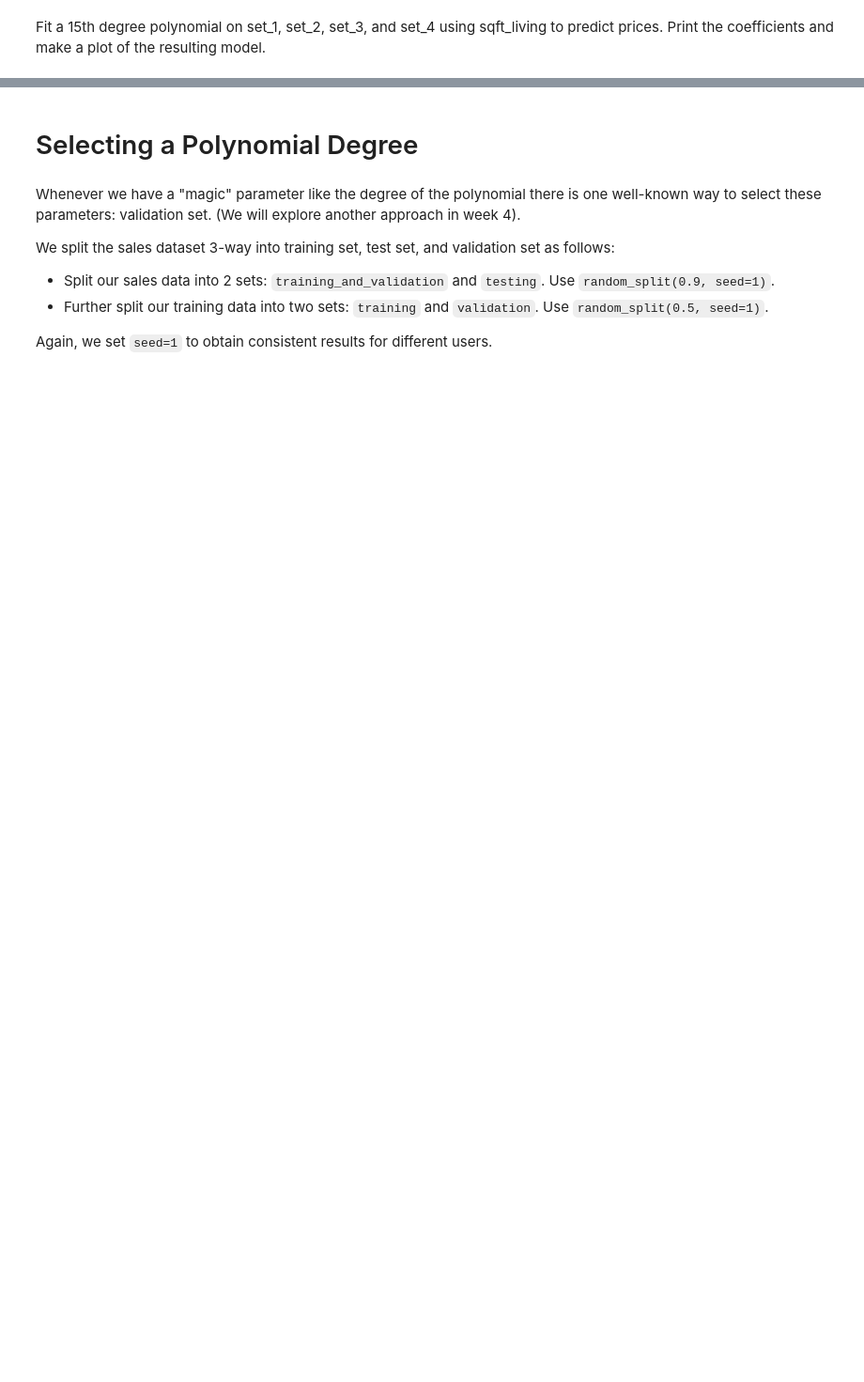
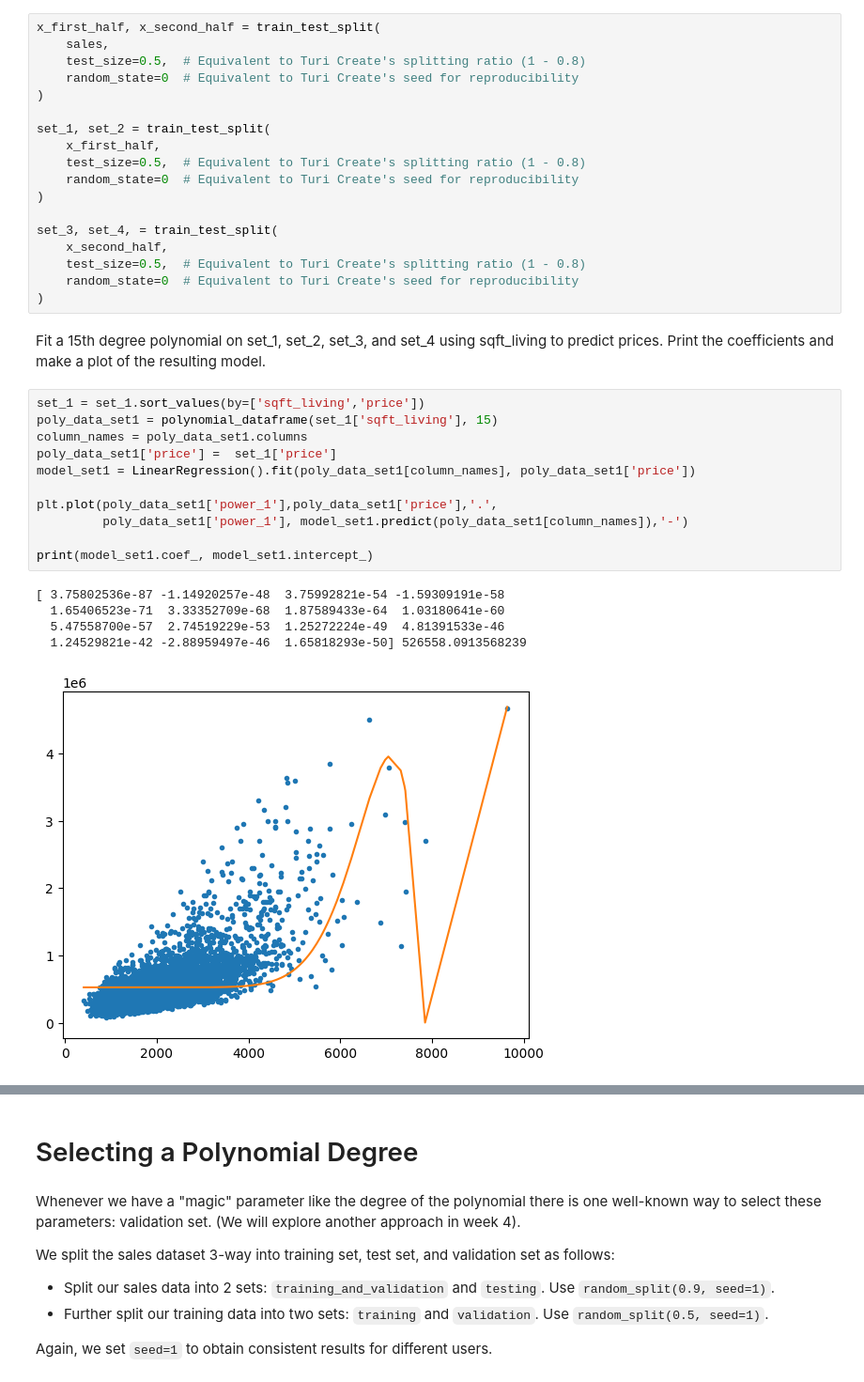
Before and after one commit to cd155/Machine-Learning-Regression, a Jupyter notebook: Module 4/REG03-NB01.ipynb, the cells around one changed output, grey strips where cells are left out. Shown at 94% size. Drawn from its saved outputs; the diff is of its cells as text; blank space fills up the shorter version.

```diff
--- a/Module 4/REG03-NB01.ipynb
+++ b/Module 4/REG03-NB01.ipynb
@@ -265,5 +272,40 @@ To split the sales data into four subsets, we perform the following steps:
 
 We set `seed=0` in these steps so that different users get consistent results.
 You should end up with 4 subsets (`set_1`, `set_2`, `set_3`, `set_4`) of approximately equal size.
+# %%
+x_first_half, x_second_half = train_test_split(
+    sales,
+    test_size=0.5,  # Equivalent to Turi Create's splitting ratio (1 - 0.8)
+    random_state=0  # Equivalent to Turi Create's seed for reproducibility
+)
+
+set_1, set_2 = train_test_split(
+    x_first_half,
+    test_size=0.5,  # Equivalent to Turi Create's splitting ratio (1 - 0.8)
+    random_state=0  # Equivalent to Turi Create's seed for reproducibility
+)
+
+set_3, set_4, = train_test_split(
+    x_second_half,
+    test_size=0.5,  # Equivalent to Turi Create's splitting ratio (1 - 0.8)
+    random_state=0  # Equivalent to Turi Create's seed for reproducibility
+)
 # %% [markdown]
 Fit a 15th degree polynomial on set_1, set_2, set_3, and set_4 using sqft_living to predict prices. Print the coefficients and make a plot of the resulting model.
+# %%
+set_1 = set_1.sort_values(by=['sqft_living','price'])
+poly_data_set1 = polynomial_dataframe(set_1['sqft_living'], 15)
+column_names = poly_data_set1.columns
+poly_data_set1['price'] =  set_1['price']
+model_set1 = LinearRegression().fit(poly_data_set1[column_names], poly_data_set1['price'])
+
+plt.plot(poly_data_set1['power_1'],poly_data_set1['price'],'.',
+         poly_data_set1['power_1'], model_set1.predict(poly_data_set1[column_names]),'-')
+
+print(model_set1.coef_, model_set1.intercept_)
+# %% [output]
+[ 3.75802536e-87 -1.14920257e-48  3.75992821e-54 -1.59309191e-58
+  1.65406523e-71  3.33352709e-68  1.87589433e-64  1.03180641e-60
+  5.47558700e-57  2.74519229e-53  1.25272224e-49  4.81391533e-46
+  1.24529821e-42 -2.88959497e-46  1.65818293e-50] 526558.0913568239
+[figure, added]
```
Also changed, not shown: parts of 17 cells of this notebook.
